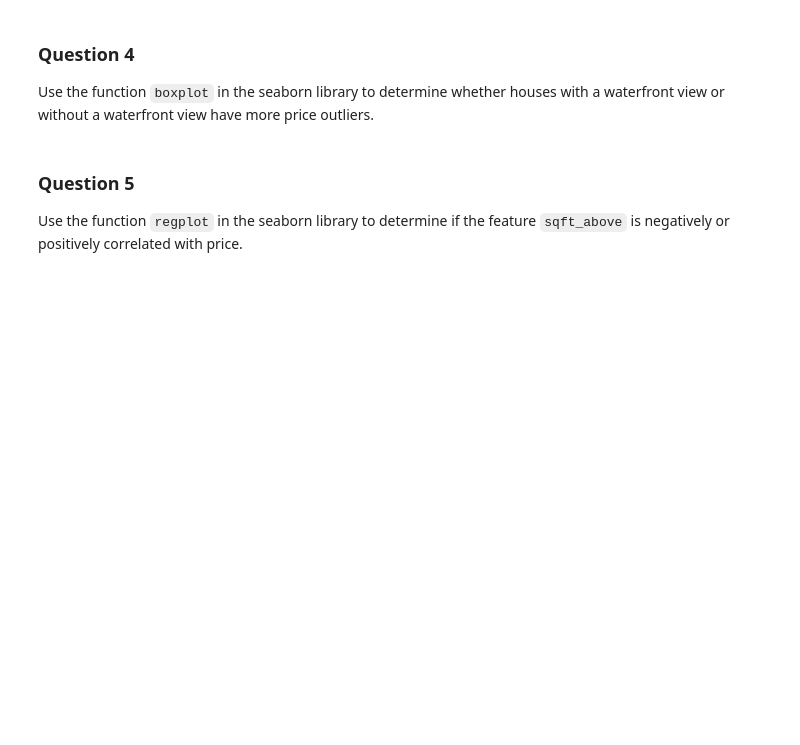
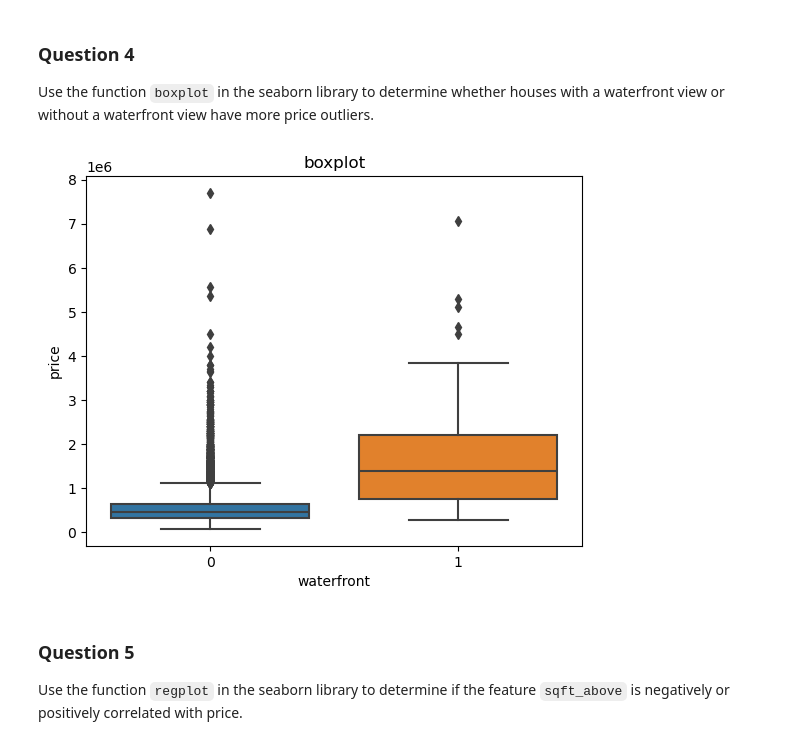
Before and after one commit to tmmendoza29/Coursera, a Jupyter notebook: Python for Data Science/Python for Data Analysis/House_Sales_in_King_Count_USA.ipynb, the cells around one changed output. Saved outputs shown, nothing was run; the diff lists cells and outputs as text; code cells hidden in the pictures; blank space fills up the shorter version.

```diff
--- a/Python for Data Science/Python for Data Analysis/House_Sales_in_King_Count_USA.ipynb
+++ b/Python for Data Science/Python for Data Analysis/House_Sales_in_King_Count_USA.ipynb
@@ -113,7 +113,7 @@ df.describe()
 
 Drop the columns <code>"id"</code>  and <code>"Unnamed: 0"</code> from axis 1 using the method <code>drop()</code>, then use the method <code>describe()</code> to obtain a statistical summary of the data. Take a screenshot and submit it, make sure the <code>inplace</code> parameter is set to <code>True</code>
 # %%
-# df.drop(columns=['id','Unnamed: 0'], inplace= True)
+df.drop(columns=['id','Unnamed: 0'], inplace= True)
 df.head()
 # %% [output]
 |  | date | price | bedrooms | bathrooms | sqft_living | sqft_lot | floors | waterfront | view | condition | ... |
@@ -156,6 +167,13 @@ Use the method <code>value_counts</code> to count the number of houses with uniq
 ### Question 4
 
 Use the function <code>boxplot</code> in the seaborn library  to  determine whether houses with a waterfront view or without a waterfront view have more price outliers.
+# %%
+sns.boxplot(x='waterfront',y='price',data=df)
+plt.title('boxplot')
+# plt.yline(0,)
+plt.show()
+# %% [output]
+[figure, added]
 # %% [markdown]
 ### Question 5
 
```
Also changed, not shown: parts of 8 cells of this notebook.
